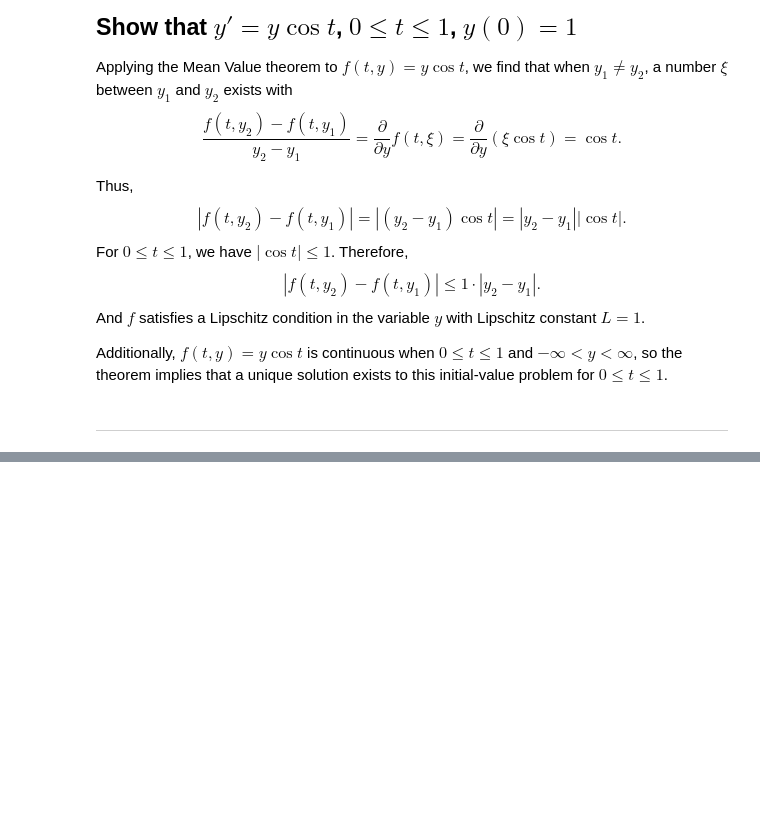
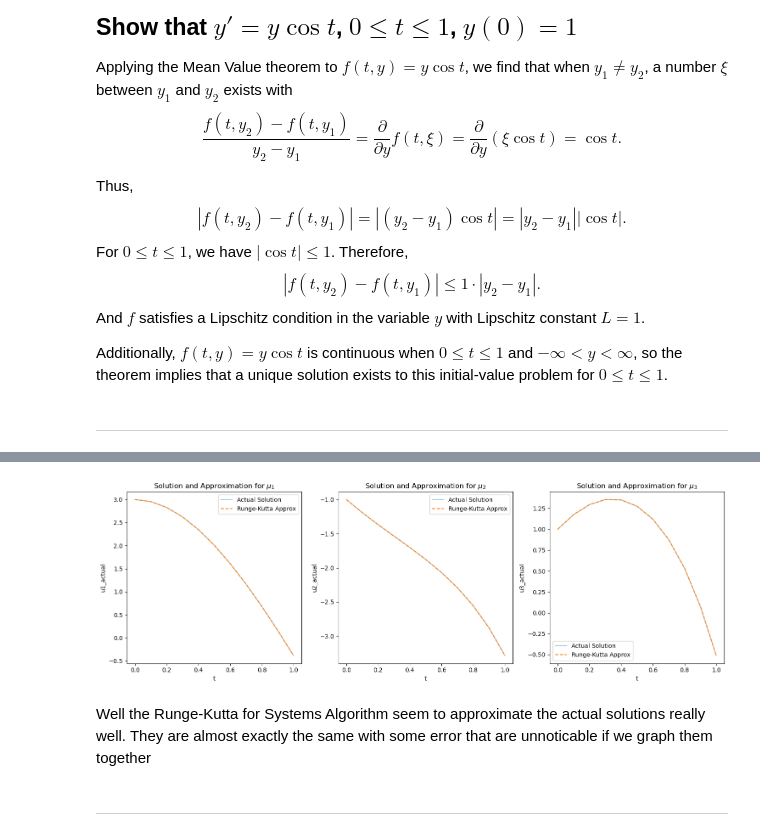
Before and after one commit to RomandRapido/NumericalAnalysis, a Jupyter notebook: FA4/Fa4_lansangan.ipynb, the cells around one changed output, grey strips where cells are left out. Cells and saved outputs as stored; diff of their text form; code cells hidden in the pictures; blank space fills up the shorter version.

```diff
--- a/FA4/Fa4_lansangan.ipynb
+++ b/FA4/Fa4_lansangan.ipynb
@@ -614,0 +913,16 @@ Approximation for the double integral: 1.48462057710937
+# %%
+
+def actual_solution(t):
+    u1 = -3 * math.exp(-t) - 3 * math.sin(t) + 6 * math.cos(t)
+    u2 = (3/2) * math.exp(-t) + (3/10) * math.sin(t) - (21/10) * math.cos(t) - (2/5) * math.exp(2*t)
+    u3 = -math.exp(-t) + (12/5) * math.cos(t) + (9/5) * math.sin(t) - (2/5) * math.exp(2*t)
+    return np.array([u1, u2, u3])
+
+actual_results = []
+for i in range(N + 1):
+    t_i = a + i * h
+    u_actual = actual_solution(t_i)
+    actual_results.append({'t': t_i, 'u1_actual': u_actual[0], 'u2_actual': u_actual[1], 'u3_actual': u_actual[2]})
+
+actual_df = pd.DataFrame(actual_results).set_index('t')
+actual_df
@@ -615,3 +943,25 @@ Approximation for the double integral: 1.48462057710937
+# %%
+fig, ax = plt.subplots(ncols=3, figsize=(15,5))
+ax=ax.flatten()
+
+for i in range(3):
+    sns.lineplot(actual_df.iloc[:,i], ax=ax[i], label="Actual Solution", alpha=0.40)
+    sns.lineplot(rk4_results.iloc[:,i], ax=ax[i], linestyle='--', label="Runge-Kutta Approx")
+
+    if i == 0:
+        ax[i].set_title(r"Solution and Approximation for $\mu_1$")
+    elif i == 1:
+        ax[i].set_title(r"Solution and Approximation for $\mu_2$")
+    else:
+        ax[i].set_title(r"Solution and Approximation for $\mu_3$")
+
+plt.tight_layout()
+# %% [output]
+[figure, added]
+# %% [markdown]
+Well the Runge-Kutta for Systems Algorithm seem to approximate the actual solutions really well. They are almost exactly the same with some error that are unnoticable if we graph them together
+# %% [markdown]
+---
 # %%
 import math
 import regex
```
Also changed, not shown: parts of 23 cells of this notebook.
